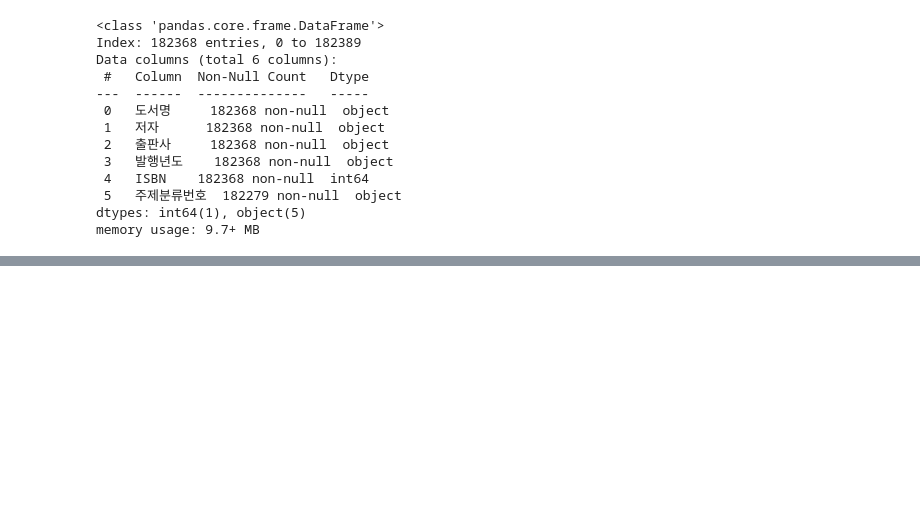
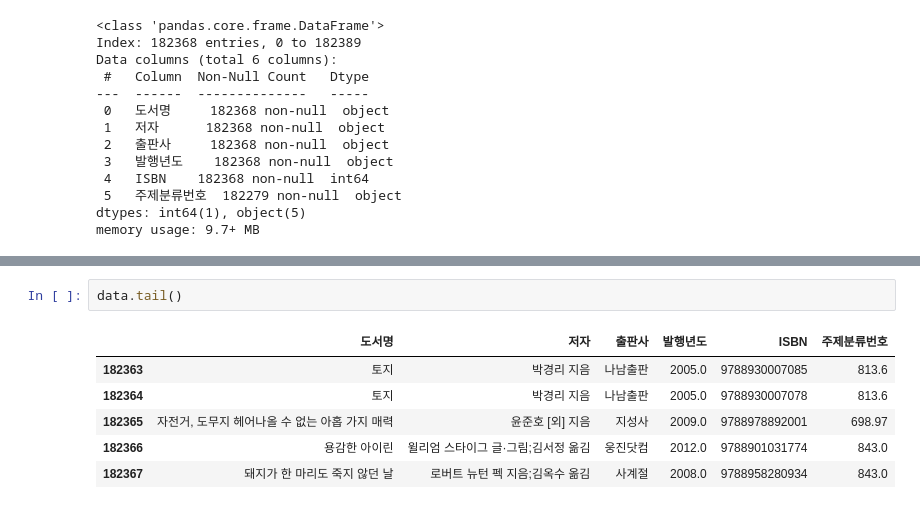
Before and after one commit to LIKELION-HUFS-12th/Dogak_BE, a Jupyter notebook: test.ipynb, the cells around one changed output, grey strips where cells are left out. Cells and saved outputs as stored; diff of their text form; blank space fills up the shorter version.

```diff
--- a/test.ipynb
+++ b/test.ipynb
@@ -129,0 +141,9 @@ memory usage: 9.7+ MB
+# %%
+data.tail()
+# %% [output]
+|  | 도서명 | 저자 | 출판사 | 발행년도 | ISBN | 주제분류번호 |
+| 182363 | 토지 | 박경리 지음 | 나남출판 | 2005.0 | 9788930007085 | 813.6 |
+| 182364 | 토지 | 박경리 지음 | 나남출판 | 2005.0 | 9788930007078 | 813.6 |
+| 182365 | 자전거, 도무지 헤어나올 수 없는 아홉 가지 매력 | 윤준호 [외] 지음 | 지성사 | 2009.0 | 9788978892001 | 698.97 |
+| 182366 | 용감한 아이린 | 윌리엄 스타이그 글·그림;김서정 옮김 | 웅진닷컴 | 2012.0 | 9788901031774 | 843.0 |
+| 182367 | 돼지가 한 마리도 죽지 않던 날 | 로버트 뉴턴 펙 지음;김옥수 옮김 | 사계절 | 2008.0 | 9788958280934 | 843.0 |
```
Also changed, not shown: parts of 9 cells of this notebook, 3 other files.
